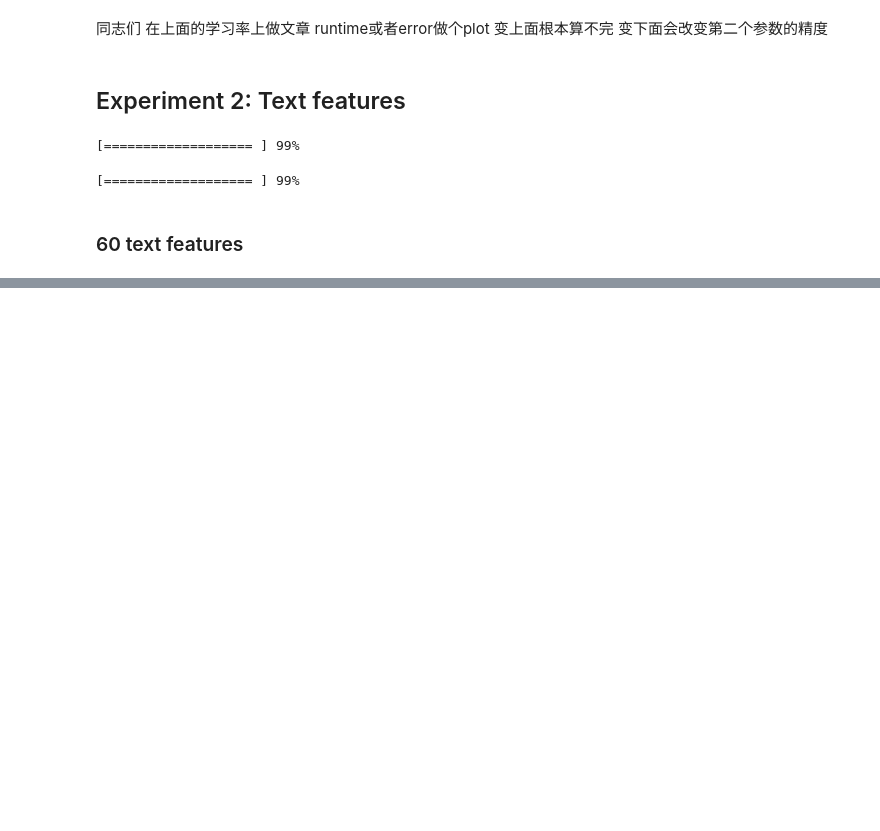
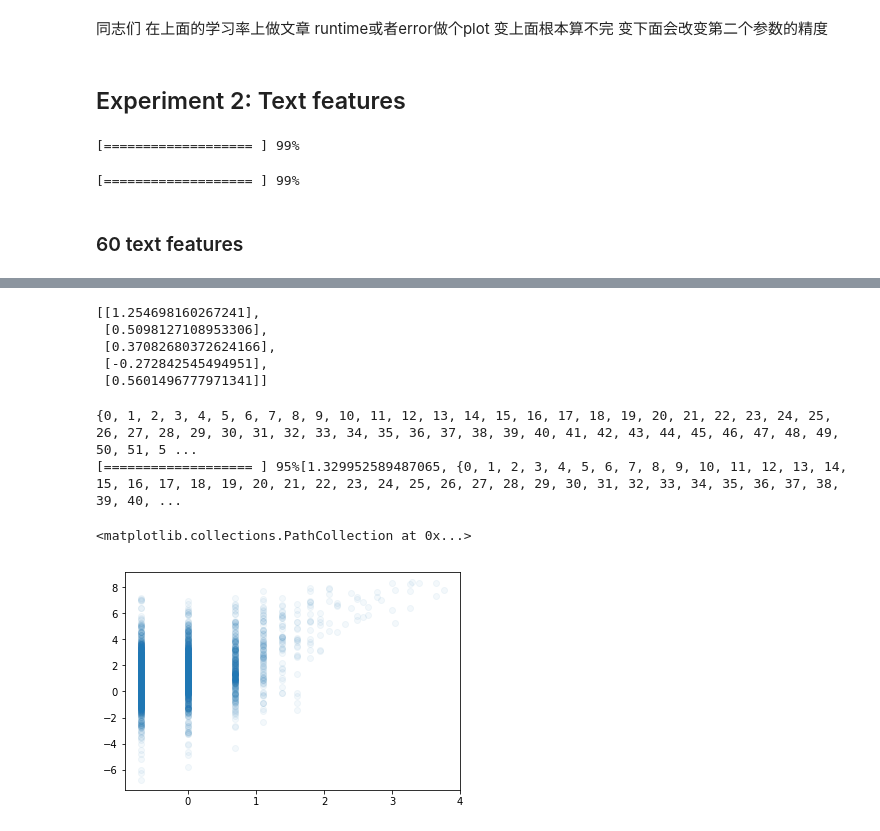
Before and after one commit to yma67/Reddit-Popularity-Predict, a Jupyter notebook: project1.ipynb, the cells around one changed output, grey strips where cells are left out. Drawn from its saved outputs; the diff is of its cells as text; code cells hidden in the pictures; blank space fills up the shorter version.

```diff
--- a/project1.ipynb
+++ b/project1.ipynb
@@ -382,0 +300,10 @@ plt.show()
+# %%
+df = pd.DataFrame(data[:10000])
+# %%
+df[['is_root']] = df[['is_root']].astype(int)
+# %%
+y = df['popularity_score']
+X = df[['children', 'controversiality', 'is_root']]
+X = sm.add_constant(X)
+analysis = sm.OLS(y, X).fit()
+analysis.summary()
@@ -382,0 +382,4 @@ plt.show()
+# %%
+trainFeaturesMy = parseMyFeatures(data[:10000], wordCountNaive, 60, ['children', 'controv', 'isRoot', 'rc', 'text'])
+validationFeaturesMy = parseMyFeatures(data[10000:11000], wordCountNaive, 60, ['children', 'controv', 'isRoot', 'rc', 'text'])
+testFeaturesMy = parseMyFeatures(data[11000:12000], wordCountNaive, 60, ['children', 'controv', 'isRoot', 'rc', 'text'])
@@ -382,0 +407,63 @@ plt.show()
+# %%
+allData[1][:5]
+# %% [output]
+[[1.254698160267241],
+ [0.5098127108953306],
+ [0.37082680372624166],
+ [-0.272842545494951],
+ [0.5601496777971341]]
+# %%
+fullPredictors = set([i for i in range(0, 64)])
+print(fullPredictors)
+levelBest = [[sys.float_info.max, set()]]
+c = 0
+for k in range(1, 64):
+
+    prevBest = levelBest[-1][1]
+    currentPredictors = fullPredictors - prevBest
+    mseVal = []
+
+    for predictor in currentPredictors:
+        selected = prevBest | set([predictor])
+
+        trainX = (train[list(selected)].values)[:10000]
+        validX = (train[list(selected)].values)[10000:11000]
+        trainY = allData[1][:10000]
+        validY = allData[1][10000:11000]
+
+        try:
+            resultW = closedFormLinearRegression(trainX, trainY)
+        except:
+            continue
+        mseVal.append([meanSquareError(validX, validY, resultW), selected])
+
+    if len(mseVal) > 0:
+        levelBest.append(min(mseVal, key = lambda x: x[1]))
+
+    # Process Bar
+    sys.stdout.write('\r')
+    count = int((float(c) / float(65)) * 100)
+    sys.stdout.write("[%-20s] %d%%" % ('='*int(count / 5), count))
+    sleep(0.001)
+    sys.stdout.flush()
+    c = c + 1
+
+trainX = (train[list(fullPredictors)].values)[:10000]
+validX = (train[list(fullPredictors)].values)[10000:11000]
+trainY = allData[1][:10000]
+validY = allData[1][10000:11000]
+resultW = closedFormLinearRegression(trainX, trainY)
+mseVal.append([selected, meanSquareError(validX, validY, resultW)])
+
+bestOfAll = sorted(levelBest, key = lambda v: v[0])[0]
+
+print(bestOfAll)
+# %% [output]
+{0, 1, 2, 3, 4, 5, 6, 7, 8, 9, 10, 11, 12, 13, 14, 15, 16, 17, 18, 19, 20, 21, 22, 23, 24, 25, 26, 27, 28, 29, 30, 31, 32, 33, 34, 35, 36, 37, 38, 39, 40, 41, 42, 43, 44, 45, 46, 47, 48, 49, 50, 51, 5 ...
+[=================== ] 95%[1.329952589487065, {0, 1, 2, 3, 4, 5, 6, 7, 8, 9, 10, 11, 12, 13, 14, 15, 16, 17, 18, 19, 20, 21, 22, 23, 24, 25, 26, 27, 28, 29, 30, 31, 32, 33, 34, 35, 36, 37, 38, 39, 40, ...
+# %%
+import matplotlib.pyplot as plt
+plt.scatter(numpy.transpose(trainFeaturesMy[0])[0], numpy.transpose(trainFeaturesMy[1]), alpha = 0.05)
+# %% [output]
+<matplotlib.collections.PathCollection at 0x...>
+[figure, added]
```
Also changed, not shown: parts of 41 cells of this notebook, 5 other files.
